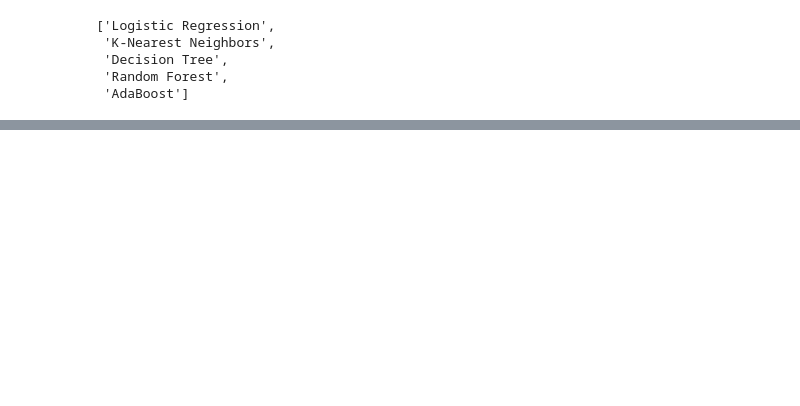
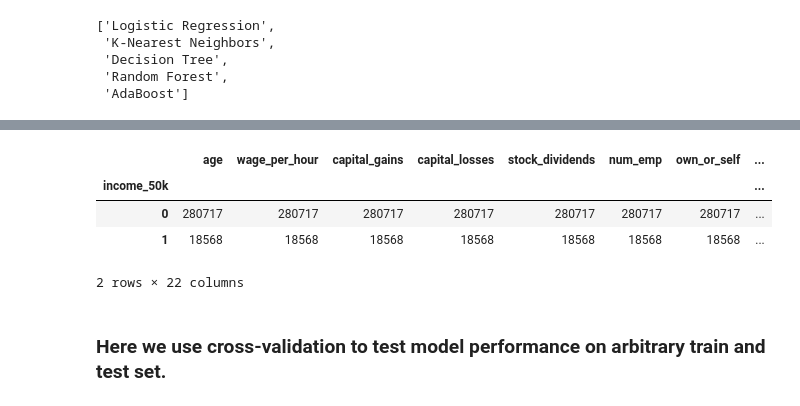
Before and after one commit to DavidMao0310/MA429_Mock_Project_2023, a Jupyter notebook: preprocessing/Model_building.ipynb, the cells around one changed output, grey strips where cells are left out. Drawn from its saved outputs; the diff is of its cells as text; code cells hidden in the pictures; blank space fills up the shorter version.

```diff
--- a/preprocessing/Model_building.ipynb
+++ b/preprocessing/Model_building.ipynb
@@ -298,0 +348,8 @@ Model AdaBoost:
+# %%
+all_df.groupby('income_50k').count()
+# %% [output]
+|  | age | wage_per_hour | capital_gains | capital_losses | stock_dividends | num_emp | own_or_self | ... |
+| income_50k |  |  |  |  |  |  |  | ... |
+| 0 | 280717 | 280717 | 280717 | 280717 | 280717 | 280717 | 280717 | ... |
+| 1 | 18568 | 18568 | 18568 | 18568 | 18568 | 18568 | 18568 | ... |
+2 rows × 22 columns
@@ -298,0 +367,2 @@ Model AdaBoost:
+# %% [markdown]
+### Here we use cross-validation to test model performance on arbitrary train and test set.
```
Also changed, not shown: parts of 18 cells of this notebook.
